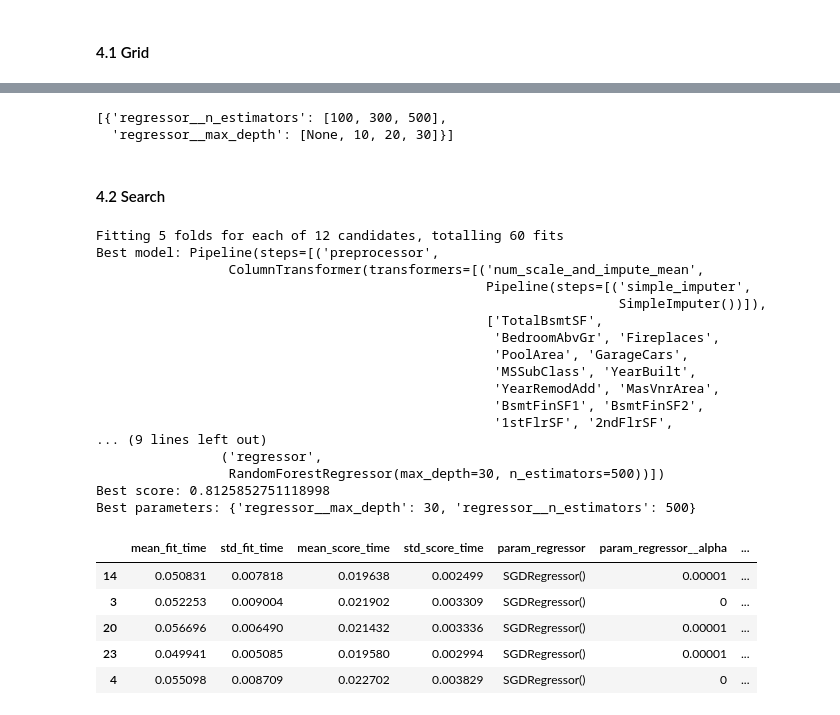
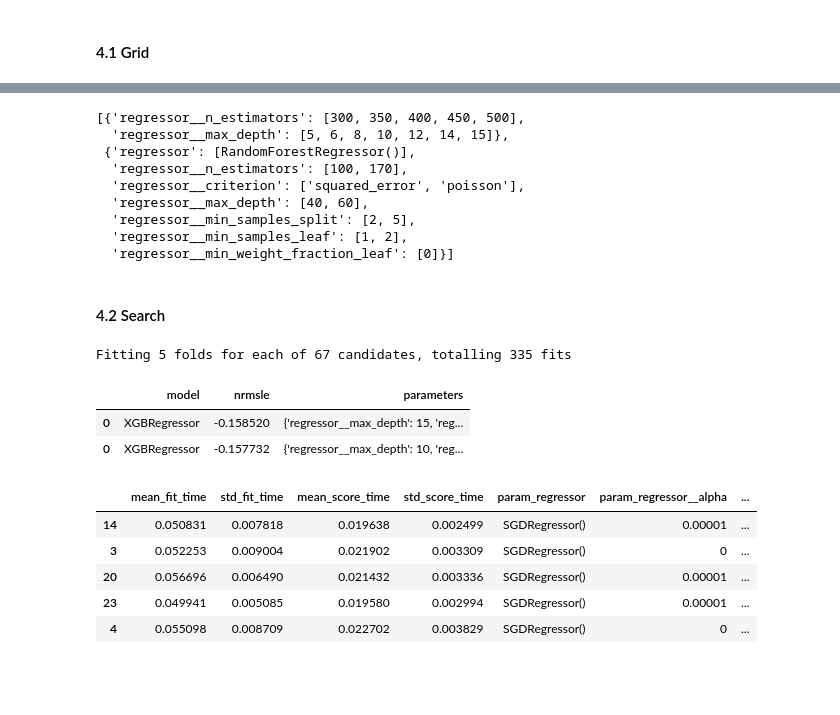
Before and after one commit to gastan81/supervised-ml, a Jupyter notebook: 00_kaggle_competition.ipynb, the cells around one changed output, grey strips where cells are left out. Saved outputs shown, nothing was run; the diff lists cells and outputs as text; code cells hidden in the pictures; blank space fills up the shorter version.

Commit message:
Worked on solution now recording the results in a grid.

```diff
--- a/00_kaggle_competition.ipynb
+++ b/00_kaggle_competition.ipynb
@@ -913,3 +906,6 @@ AttributeError: 'list' object has no attribute 'loc'
+# %%
+# set up a result table
+results = pd.DataFrame({'model': pd.Series(dtype='string'), 'nrmsle': pd.Series(dtype='float64'), 'parameters': pd.Series(dtype='string')})
 # %%
 param_grid = []
 
@@ -933,8 +929,8 @@ for name, model in regressors:
     #     })
     if isinstance(model, ExtraTreesRegressor):
         param_grid.append({
-            'regressor__n_estimators': [100, 300, 500]
-            , 'regressor__max_depth': [None, 10, 20, 30]
+            'regressor__n_estimators': [300, 350, 400, 450, 500]
+            , 'regressor__max_depth': [5, 6, 8, 10, 12, 14, 15]
             # , 'regressor__min_samples_split': [2, 5, 10]
             # , 'regressor__min_samples_leaf': [1, 2, 4]
             #, 'regressor__max_features': ['auto', 'sqrt', 'log2']
@@ -971,19 +967,19 @@ for name, model in regressors:
     #         'regressor': [model]
     #         , 'regressor__fit_intercept': [True, False]
     #     })
-    # elif isinstance(model, RandomForestRegressor):
-    #     param_grid.append({
-    #         'regressor': [model]
-    #         , 'regressor__n_estimators': [100, 170] # range(100, 201, 10)
-    #         , 'regressor__criterion': ['squared_error', 'poisson']
-    #         , 'regressor__max_depth': [40, 60] # range(40, 66, 5)
-    #         , 'regressor__min_samples_split': [2, 5] # range(1, 11, 1)
-    #         , 'regressor__min_samples_leaf': [1, 2] #range(1, 5, 1)
-    #         , 'regressor__min_weight_fraction_leaf': [0] #, 0.1, 1, 10]
-    #         # , 'regressor__class_weight': ['balanced', None]
-    #         # , 'regressor__ccp_alpha': [0, 0.000001, 0.00001]
-    #         # , 'regressor__max_features': ['sqrt', 'log2']
-    #     })
+    elif isinstance(model, RandomForestRegressor):
+        param_grid.append({
+            'regressor': [model]
+            , 'regressor__n_estimators': [100, 170] # range(100, 201, 10)
+            , 'regressor__criterion': ['squared_error', 'poisson']
+            , 'regressor__max_depth': [40, 60] # range(40, 66, 5)
+            , 'regressor__min_samples_split': [2, 5] # range(1, 11, 1)
+            , 'regressor__min_samples_leaf': [1, 2] #range(1, 5, 1)
+            , 'regressor__min_weight_fraction_leaf': [0] #, 0.1, 1, 10]
+            # , 'regressor__class_weight': ['balanced', None]
+            # , 'regressor__ccp_alpha': [0, 0.000001, 0.00001]
+            # , 'regressor__max_features': ['sqrt', 'log2']
+        })
     # elif isinstance(model, Ridge):
     #     param_grid.append({
     #         'regressor': [model]
@@ -1034,8 +1030,15 @@ for name, model in regressors:
 
 param_grid
 # %% [output]
-[{'regressor__n_estimators': [100, 300, 500],
-  'regressor__max_depth': [None, 10, 20, 30]}]
+[{'regressor__n_estimators': [300, 350, 400, 450, 500],
+  'regressor__max_depth': [5, 6, 8, 10, 12, 14, 15]},
+ {'regressor': [RandomForestRegressor()],
+  'regressor__n_estimators': [100, 170],
+  'regressor__criterion': ['squared_error', 'poisson'],
+  'regressor__max_depth': [40, 60],
+  'regressor__min_samples_split': [2, 5],
+  'regressor__min_samples_leaf': [1, 2],
+  'regressor__min_weight_fraction_leaf': [0]}]
 # %% [markdown]
 #### 4.2 Search
 # %%
@@ -1043,10 +1046,12 @@ param_grid
 param_search = GridSearchCV(
     pipeline
     , param_grid
-    , scoring='r2'
+    , scoring='neg_root_mean_squared_log_error'
     , cv=5
     , verbose=1)
 param_search.fit(X_train, y_train)
+result = pd.DataFrame({'model': [str(type(model)).split('.')[-1].split("'")[0]], 'nrmsle': param_search.best_score_, 'parameters': str(param_search.best_params_)})
+results = pd.concat([results, result])
 
 print(f'Best model: {param_search.best_estimator_}')
 print(f'Best score: {param_search.best_score_}')
@@ -1054,23 +1059,14 @@ print(f'Best parameters: {param_search.best_params_}')
 
 # y_pred = param_search.best_estimator_.predict(X_train)
 _ = ctypes.windll.kernel32.Beep(1000, 100)
-# print(f'Accuracy: {accuracy_score(y_train, y_pred):.4f}')
-# param_search.best_params_
+results
+param_search.best_params_
 # %% [output]
-Fitting 5 folds for each of 12 candidates, totalling 60 fits
-Best model: Pipeline(steps=[('preprocessor',
-                 ColumnTransformer(transformers=[('num_scale_and_impute_mean',
-                                                  Pipeline(steps=[('simple_imputer',
-                                                                   SimpleImputer())]),
-                                                  ['TotalBsmtSF',
-                                                   'BedroomAbvGr', 'Fireplaces',
-                                                   'PoolArea', 'GarageCars',
-                                                   'MSSubClass', 'YearBuilt',
-                                                   'YearRemodAdd', 'MasVnrArea',
-                                                   'BsmtFinSF1', 'BsmtFinSF2',
-                                                   '1stFlrSF', '2ndFlrSF',
-... (9 lines left out)
-                ('regressor',
-                 RandomForestRegressor(max_depth=30, n_estimators=500))])
-Best score: 0.8125852751118998
-Best parameters: {'regressor__max_depth': 30, 'regressor__n_estimators': 500}
+Fitting 5 folds for each of 67 candidates, totalling 335 fits
+# %%
+pd.set_option('display.max_colwidth', 100)
+results
+# %% [output]
+|  | model | nrmsle | parameters |
+| 0 | XGBRegressor | -0.158520 | {'regressor__max_depth': 15, 'reg... |
+| 0 | XGBRegressor | -0.157732 | {'regressor__max_depth': 10, 'reg... |
```
Also changed, not shown: parts of 62 cells of this notebook.
